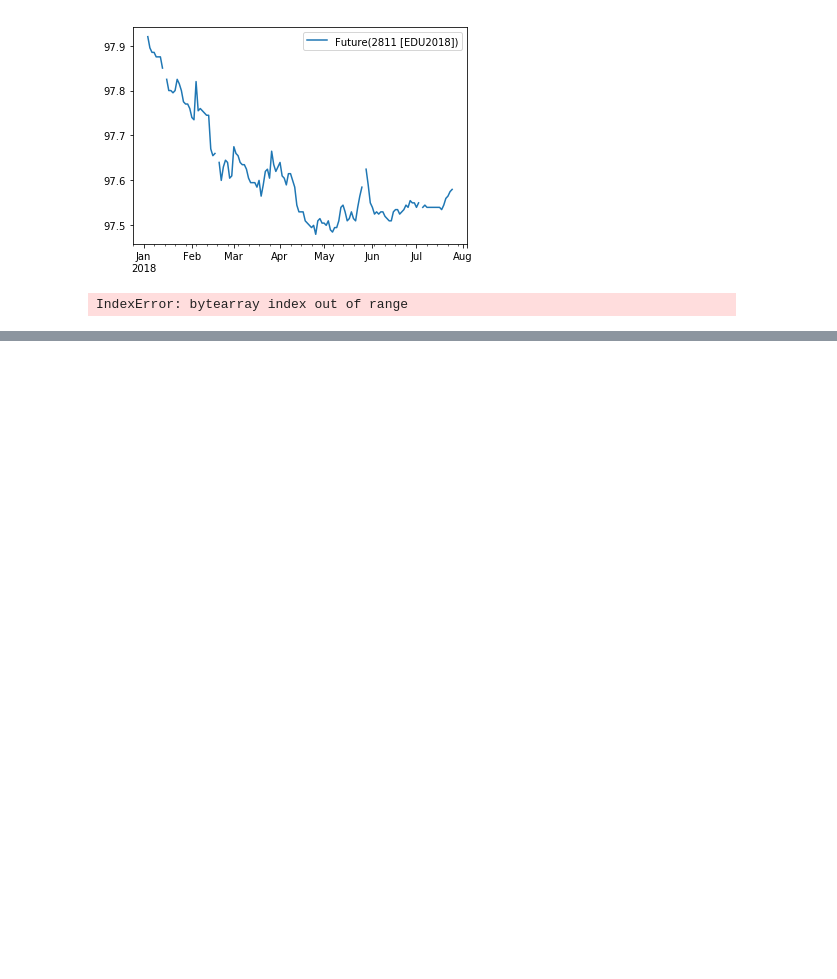
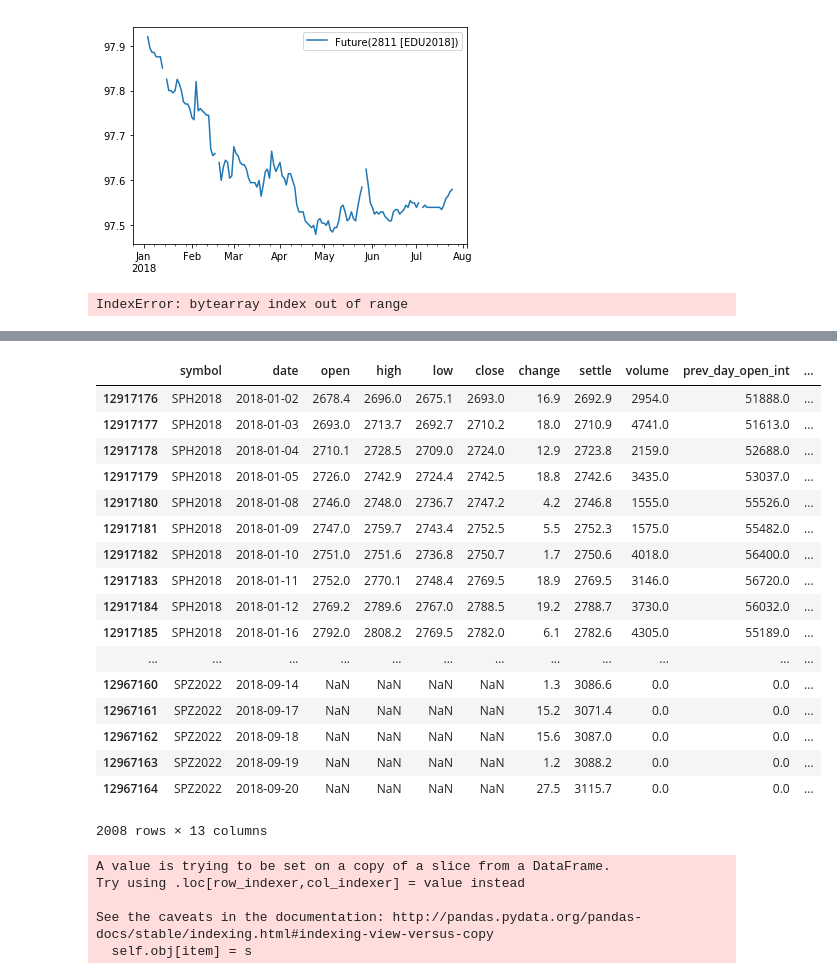
Before and after one commit to marketneutral/misc_research, a Jupyter notebook: zipline_install/Get Futures Data.ipynb, the cells around one changed output, grey strips where cells are left out. Cells and saved outputs as stored; diff of their text form; code cells hidden in the pictures; blank space fills up the shorter version.

```diff
--- a/zipline_install/Get Futures Data.ipynb
+++ b/zipline_install/Get Futures Data.ipynb
@@ -127,0 +127,9 @@ oc = bundle_data.asset_finder.get_ordered_contracts('SP')
+# %%
+big_df = pd.read_csv(
+        quandl_file,
+        names=['symbol', 'date', 'open', 'high', 'low', 'close',
+               'change', 'settle', 'volume', 'prev_day_open_int'],
+        parse_dates=[1]
+)
+# %%
+root = big_df.symbol.str.slice(0,2)
@@ -127,0 +147,2 @@ oc = bundle_data.asset_finder.get_ordered_contracts('SP')
+# %%
+data = big_df[(root=='SP') & (big_df.date > pd.Timestamp('2018-01-01'))]
@@ -127,0 +186,4 @@ oc = bundle_data.asset_finder.get_ordered_contracts('SP')
+# %%
+data = data.assign() 'root_symbol'] = ''
+data.loc[:, 'exp_month_letter'] = ''
+data.loc[:, 'exp_year'] = np.nan
@@ -127,0 +201,34 @@ oc = bundle_data.asset_finder.get_ordered_contracts('SP')
+# %%
+data
+# %% [output]
+|  | symbol | date | open | high | low | close | change | settle | volume | prev_day_open_int | ... |
+| 12917176 | SPH2018 | 2018-01-02 | 2678.4 | 2696.0 | 2675.1 | 2693.0 | 16.9 | 2692.9 | 2954.0 | 51888.0 | ... |
+| 12917177 | SPH2018 | 2018-01-03 | 2693.0 | 2713.7 | 2692.7 | 2710.2 | 18.0 | 2710.9 | 4741.0 | 51613.0 | ... |
+| 12917178 | SPH2018 | 2018-01-04 | 2710.1 | 2728.5 | 2709.0 | 2724.0 | 12.9 | 2723.8 | 2159.0 | 52688.0 | ... |
+| 12917179 | SPH2018 | 2018-01-05 | 2726.0 | 2742.9 | 2724.4 | 2742.5 | 18.8 | 2742.6 | 3435.0 | 53037.0 | ... |
+| 12917180 | SPH2018 | 2018-01-08 | 2746.0 | 2748.0 | 2736.7 | 2747.2 | 4.2 | 2746.8 | 1555.0 | 55526.0 | ... |
+| 12917181 | SPH2018 | 2018-01-09 | 2747.0 | 2759.7 | 2743.4 | 2752.5 | 5.5 | 2752.3 | 1575.0 | 55482.0 | ... |
+| 12917182 | SPH2018 | 2018-01-10 | 2751.0 | 2751.6 | 2736.8 | 2750.7 | 1.7 | 2750.6 | 4018.0 | 56400.0 | ... |
+| 12917183 | SPH2018 | 2018-01-11 | 2752.0 | 2770.1 | 2748.4 | 2769.5 | 18.9 | 2769.5 | 3146.0 | 56720.0 | ... |
+| 12917184 | SPH2018 | 2018-01-12 | 2769.2 | 2789.6 | 2767.0 | 2788.5 | 19.2 | 2788.7 | 3730.0 | 56032.0 | ... |
+| 12917185 | SPH2018 | 2018-01-16 | 2792.0 | 2808.2 | 2769.5 | 2782.0 | 6.1 | 2782.6 | 4305.0 | 55189.0 | ... |
+| ... | ... | ... | ... | ... | ... | ... | ... | ... | ... | ... | ... |
+| 12967160 | SPZ2022 | 2018-09-14 | NaN | NaN | NaN | NaN | 1.3 | 3086.6 | 0.0 | 0.0 | ... |
+| 12967161 | SPZ2022 | 2018-09-17 | NaN | NaN | NaN | NaN | 15.2 | 3071.4 | 0.0 | 0.0 | ... |
+| 12967162 | SPZ2022 | 2018-09-18 | NaN | NaN | NaN | NaN | 15.6 | 3087.0 | 0.0 | 0.0 | ... |
+| 12967163 | SPZ2022 | 2018-09-19 | NaN | NaN | NaN | NaN | 1.2 | 3088.2 | 0.0 | 0.0 | ... |
+| 12967164 | SPZ2022 | 2018-09-20 | NaN | NaN | NaN | NaN | 27.5 | 3115.7 | 0.0 | 0.0 | ... |
+2008 rows × 13 columns
+# %%
+for index, row in data.iterrows():
+    a, b, c = quandl_symbol_split(row.symbol)
+    #print(
+    #    str(index) + ": " + str(a) + ":" + str(b) + ":" + str(c)
+    #)
+    data.loc[index, 'root_symbol'], data.loc[index, 'exp_month_letter'], data.loc[index, 'exp_year'] = a, b, c
+# %% [output]
+A value is trying to be set on a copy of a slice from a DataFrame.
+Try using .loc[row_indexer,col_indexer] = value instead
+
+See the caveats in the documentation: http://pandas.pydata.org/pandas-docs/stable/indexing.html#indexing-view-versus-copy
+  self.obj[item] = s
```
Also changed, not shown: parts of 10 cells of this notebook, 1 other file.
